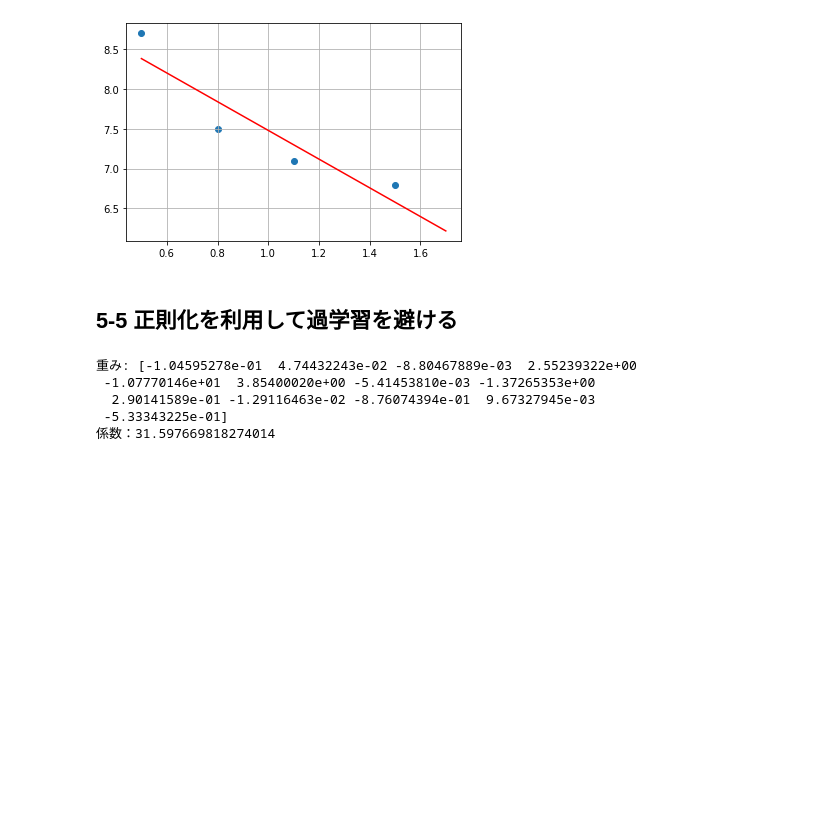
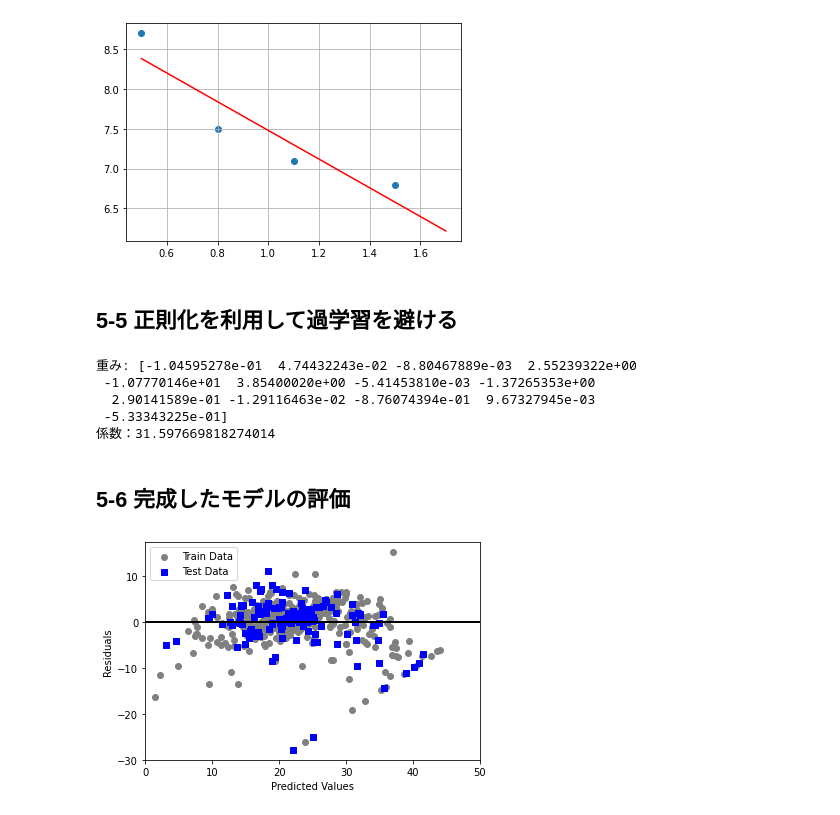
Before and after one commit to nafuka11/AIMathBookPractice, a Jupyter notebook: notebook/chapter5.ipynb, the cells around one changed output. Cells and saved outputs as stored; diff of their text form; code cells hidden in the pictures; blank space fills up the shorter version.

```diff
--- a/notebook/chapter5.ipynb
+++ b/notebook/chapter5.ipynb
@@ -119,3 +119,39 @@ print(f"係数：{model.intercept_}")
   2.90141589e-01 -1.29116463e-02 -8.76074394e-01  9.67327945e-03
  -5.33343225e-01]
 係数：31.597669818274014
+# %% [markdown]
+## 5-6 完成したモデルの評価
+# %%
+# データを訓練用、テスト用に分割するための関数をimport
+#   scikit-learn 0.2以降はsklearn.cross_validationではなくsklearn.model_selectionからimportすることに注意
+from sklearn.model_selection import train_test_split
+
+# 75%を学習用、25%を検証用データにするよう分割
+#   *array(boston.data, boston.target)：複数のarrayが与えられた場合、それぞれの訓練データ・テストデータを返す
+#   random_state：分割する前にデータをシャッフルするための乱数シード値
+x_train, x_test, y_train, y_test = train_test_split(boston.data, boston.target, test_size = 0.25, random_state = 100)
+
+# 学習用データでパラメータ推定
+model.fit(x_train, y_train)
+
+# 作成したモデルから予測（学習用、検証用モデル使用）
+y_train_pred = model.predict(x_train)
+y_test_pred = model.predict(x_test)
+# %%
+# 学習用、検証用それぞれで残差をプロット
+plt.scatter(y_train_pred, y_train_pred - y_train, c = 'gray', marker = 'o', label = 'Train Data')
+plt.scatter(y_test_pred, y_test_pred - y_test, c = 'blue', marker = 's', label = 'Test Data')
+plt.xlabel('Predicted Values')
+plt.ylabel('Residuals')
+
+# 凡例を左上に表示
+plt.legend(loc = 'upper left')
+
+# y = 0に直線を引く
+#   lw = linewidth
+plt.hlines(y = 0, xmin = -10, xmax = 50, lw = 2, color = 'black')
+# xの範囲を0-50に設定
+plt.xlim([0, 50])
+plt.show()
+# %% [output]
+[figure, added]
```
Also changed, not shown: parts of 2 cells of this notebook.
